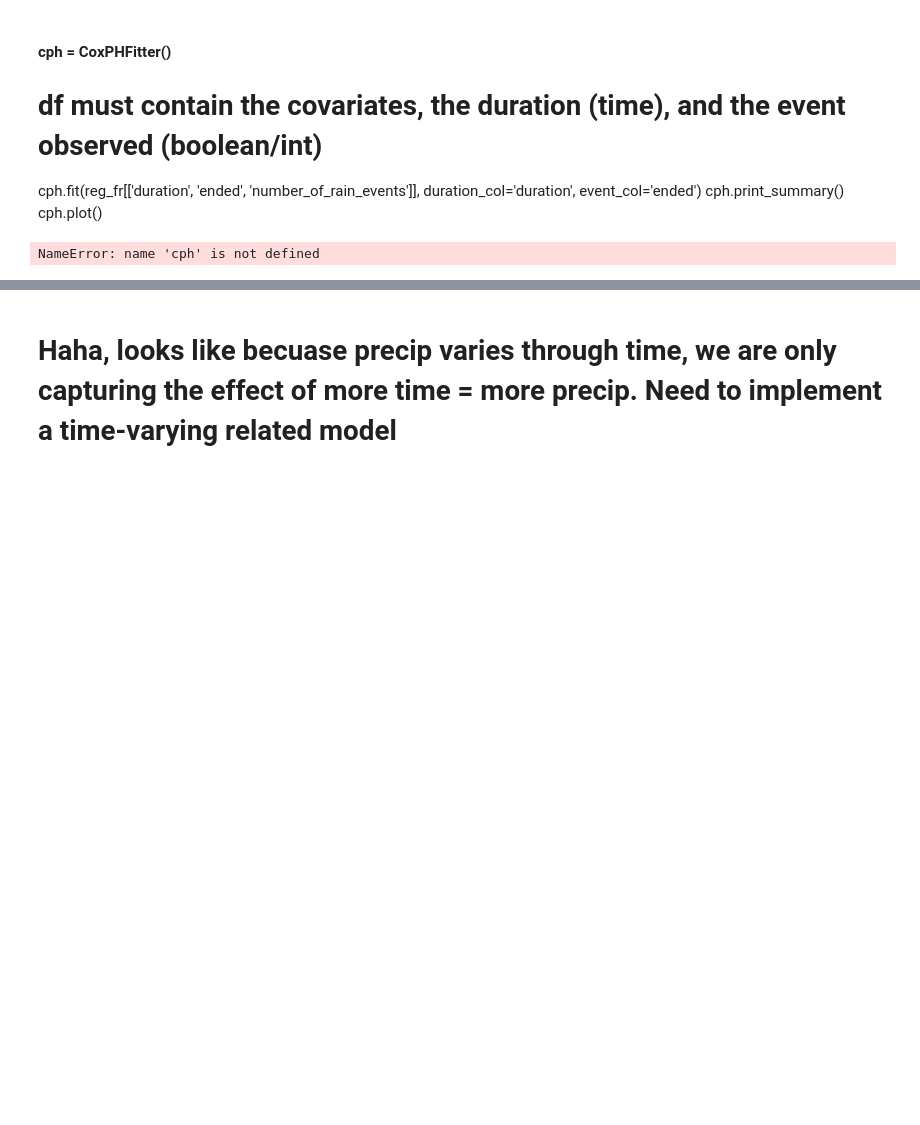
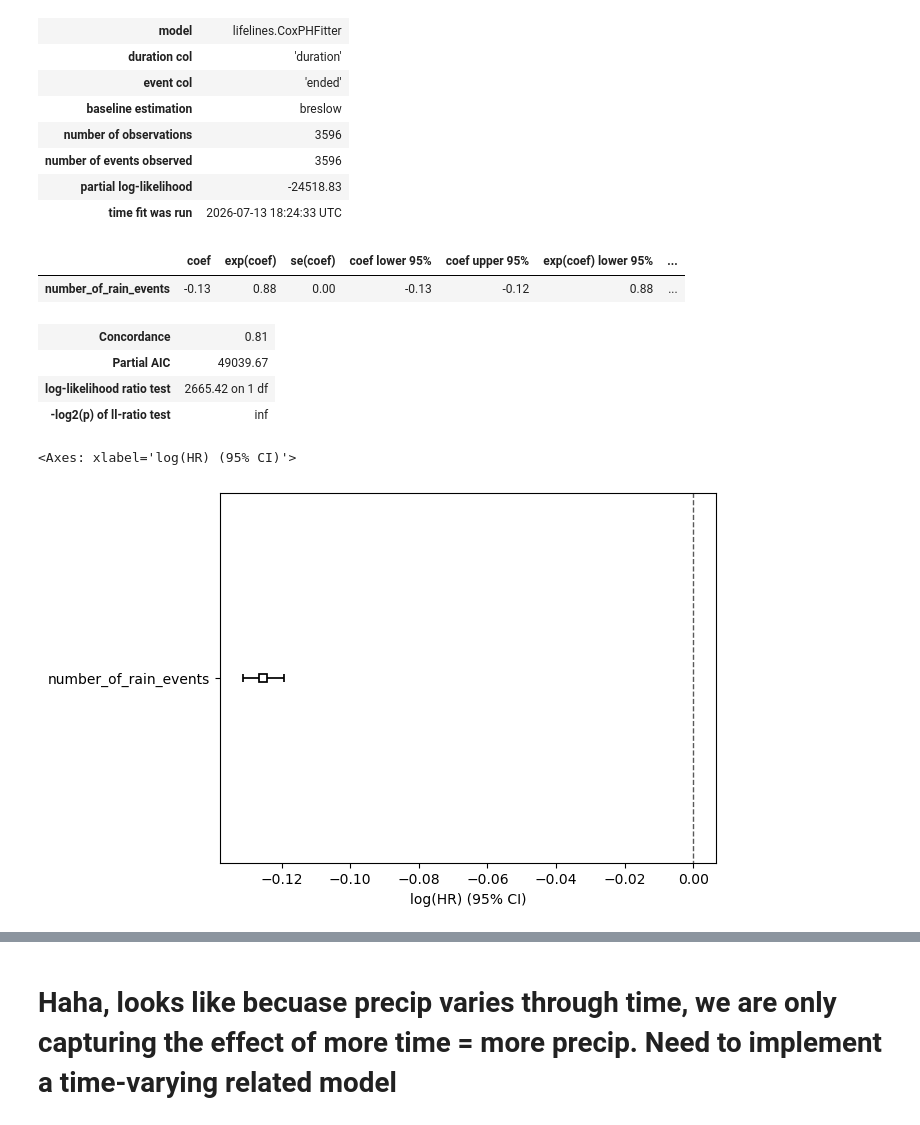
Before and after one commit to mccabete/precip, a Jupyter notebook: cox_proportional_hazards_model.ipynb, the cells around one changed output, grey strips where cells are left out. Cells and saved outputs as stored; diff of their text form; code cells hidden in the pictures; blank space fills up the shorter version.

Commit message:
working percent figure

```diff
--- a/cox_proportional_hazards_model.ipynb
+++ b/cox_proportional_hazards_model.ipynb
@@ -56,7 +56,7 @@ fires = fires[fires.l1_ecoregion != "GREAT PLAINS"]
 
 def get_cox_format(df):
 
-    af_mask =  (df['start_off_12hrs'] >= 0) & (df['end_off_12hrs'] <= 0)
+    af_mask =  (df['start_off_12hrs'] >= 0) & (df['end_off_12hrs'] <= 1)
     new_df = pd.DataFrame({"UfireID" : df.UfireID.unique(),
                           "duration" : df.duration.max(),
                           "ended": 1,
@@ -73,14 +73,27 @@ def get_cox_format(df):
 reg_fr = fires.groupby("UfireID").apply(get_cox_format).reset_index(drop = True)
 
 reg_fr.loc[:, "total_precip"] = reg_fr.precip_post_fire + reg_fr.precip_during_fire
-# %% [markdown]
-#### cph = CoxPHFitter()
-# df must contain the covariates, the duration (time), and the event observed (boolean/int)
-
-cph.fit(reg_fr[['duration', 'ended', 'number_of_rain_events']], duration_col='duration', event_col='ended')
-cph.print_summary()
-cph.plot()
-# %%
-cph.plot_partial_effects_on_outcome(covariates= "number_of_rain_events", values = [0, 1, 5, 10, 400])
-# %% [output]
-NameError: name 'cph' is not defined
+# %%
+cph = CoxPHFitter()
+# df must contain the covariates, the duration (time), and the event observed (boolean/int)
+
+cph.fit(reg_fr[['duration', 'ended', 'number_of_rain_events']], duration_col='duration', event_col='ended')
+cph.print_summary()
+cph.plot()
+# %% [output]
+| model | lifelines.CoxPHFitter |
+| duration col | 'duration' |
+| event col | 'ended' |
+| baseline estimation | breslow |
+| number of observations | 3596 |
+| number of events observed | 3596 |
+| partial log-likelihood | -24518.83 |
+| time fit was run | 2026-07-13 18:24:33 UTC |
+|  | coef | exp(coef) | se(coef) | coef lower 95% | coef upper 95% | exp(coef) lower 95% | ... |
+| number_of_rain_events | -0.13 | 0.88 | 0.00 | -0.13 | -0.12 | 0.88 | ... |
+| Concordance | 0.81 |
+| Partial AIC | 49039.67 |
+| log-likelihood ratio test | 2665.42 on 1 df |
+| -log2(p) of ll-ratio test | inf |
+<Axes: xlabel='log(HR) (95% CI)'>
+[figure, added]
```
Also changed, not shown: parts of 8 cells of this notebook, 5 other files.
